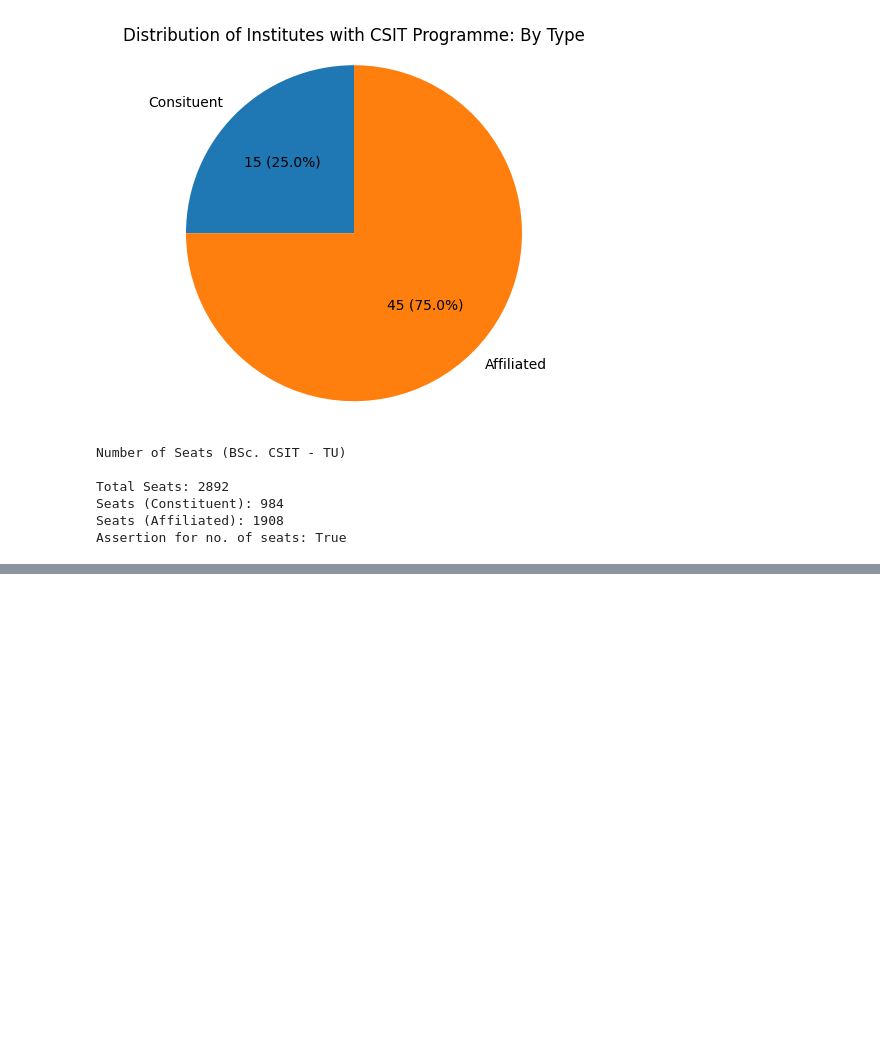
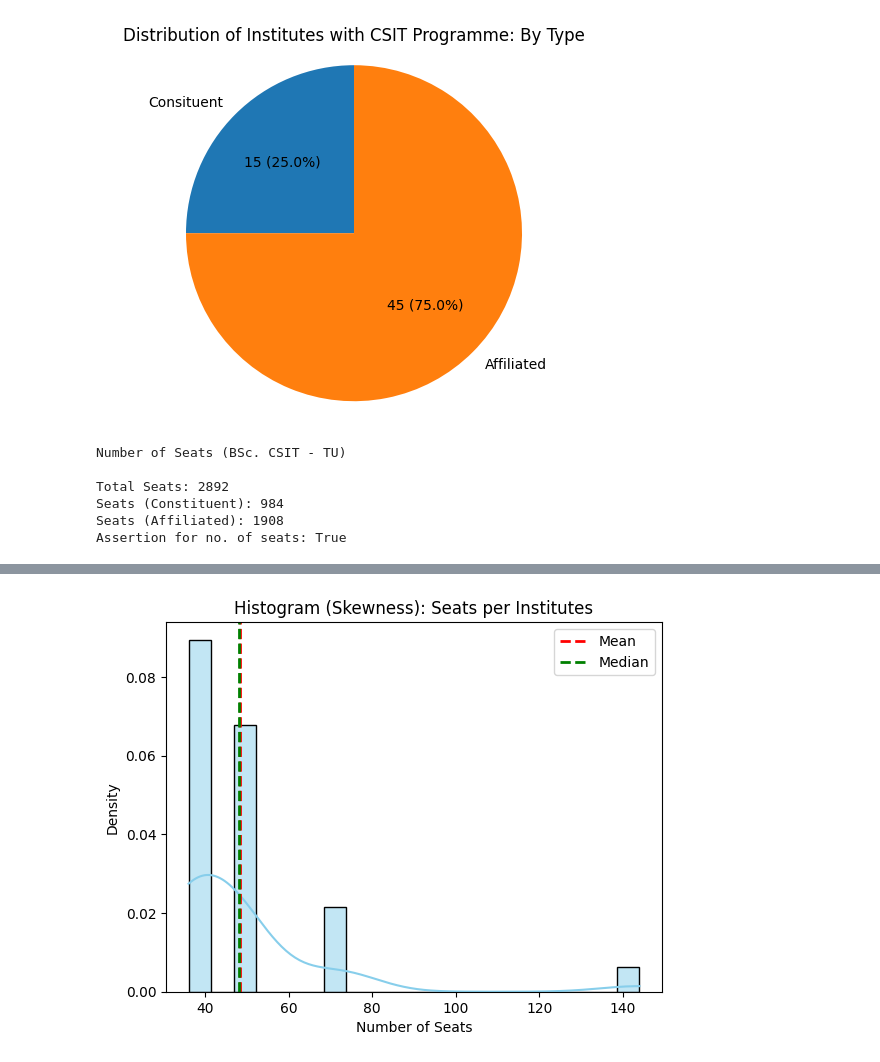
Before and after one commit to aveeyan/CSITAnalyticsNepal, a Jupyter notebook: basic_stats.ipynb, the cells around one changed output, grey strips where cells are left out. Drawn from its saved outputs; the diff is of its cells as text; code cells hidden in the pictures; blank space fills up the shorter version.

```diff
--- a/basic_stats.ipynb
+++ b/basic_stats.ipynb
@@ -169,0 +220,18 @@ plt.show()
+# %%
+# Visualization III-B: Historgram showing the Skewness of Seats per Institute
+sns.histplot(seats_per_institute,
+             bins=20,
+             kde=True,
+             color='skyblue',
+             stat='density')
+
+plt.axvline(seats_mean, color='red', linestyle='dashed', linewidth=2, label='Mean')
+plt.axvline(seats_median, color='green', linestyle='dashed', linewidth=2, label='Median')
+
+plt.xlabel("Number of Seats")
+plt.ylabel("Density")
+plt.title("Histogram (Skewness): Seats per Institutes")
+plt.legend()
+plt.show()
+# %% [output]
+[figure, added]
```
Also changed, not shown: parts of 5 cells of this notebook.
